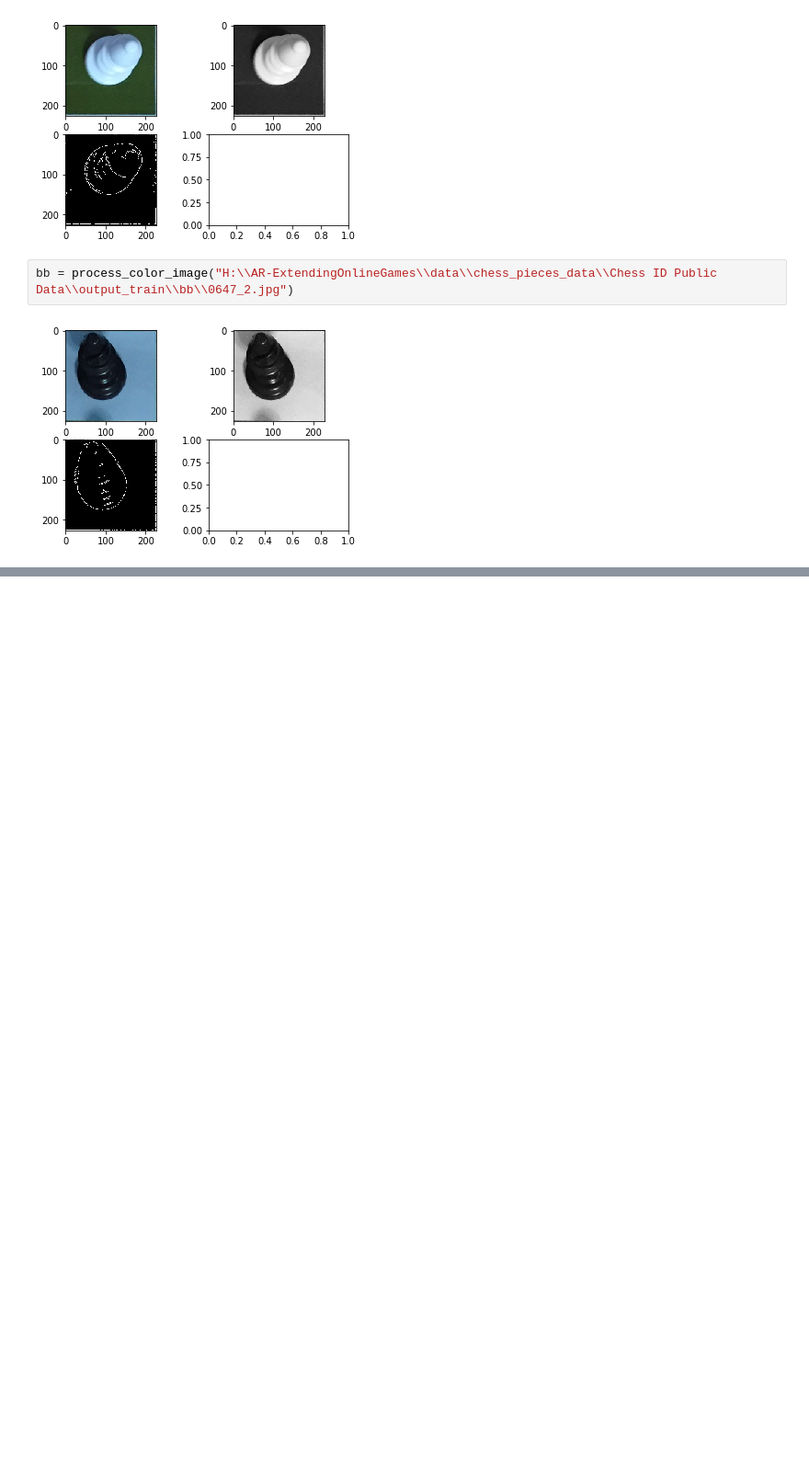
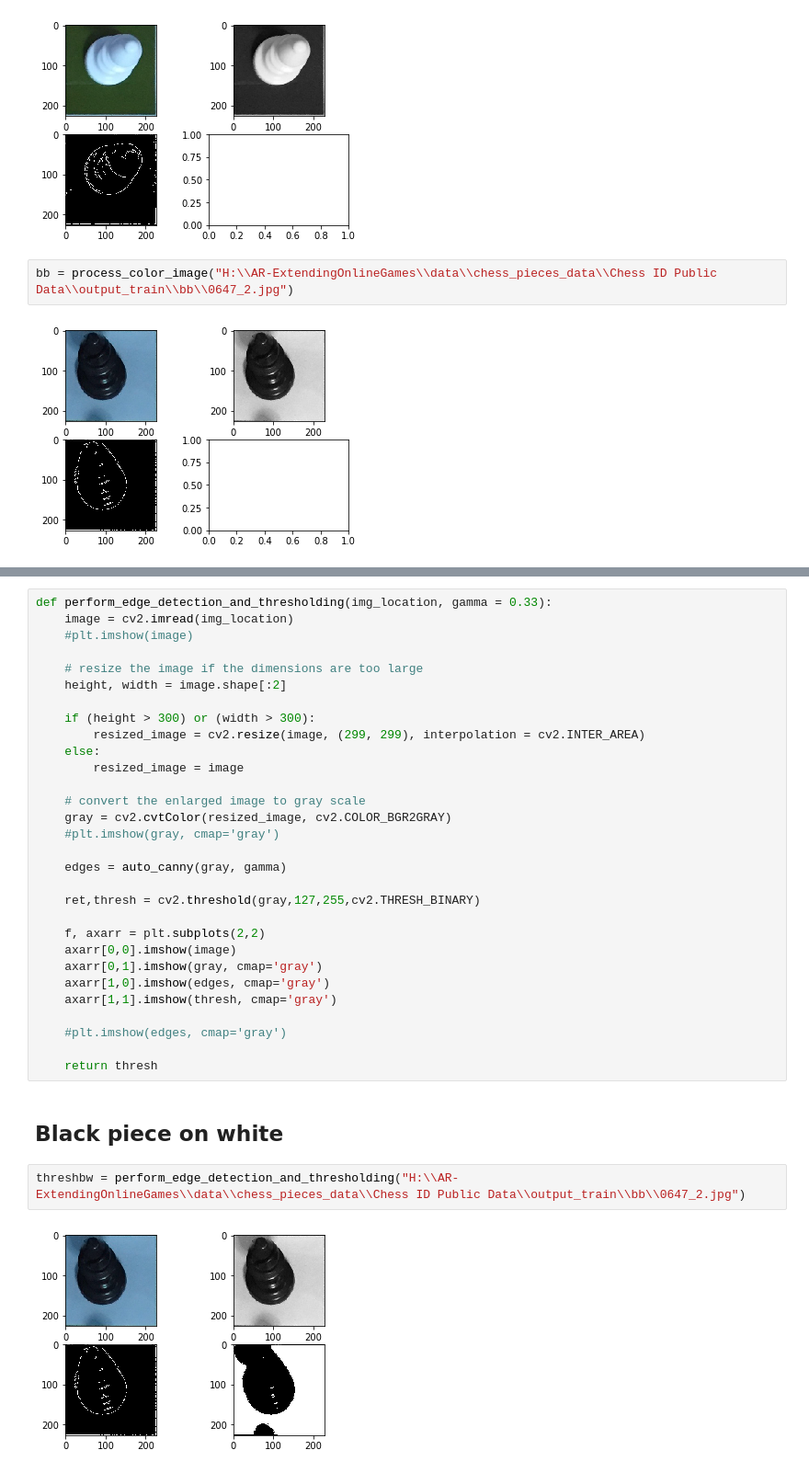
Before and after one commit to ace-racer/Extending-Board-Games-using-deep-learning, a Jupyter notebook: chess_piece_detection/Grayscale processing.ipynb, the cells around one changed output, grey strips where cells are left out. Shown at 92% size. Cells and saved outputs as stored; diff of their text form; blank space fills up the shorter version.

```diff
--- a/chess_piece_detection/Grayscale processing.ipynb
+++ b/chess_piece_detection/Grayscale processing.ipynb
@@ -94,0 +94,36 @@ array([[204, 203, 213, ..., 209, 210, 210],
+# %%
+def perform_edge_detection_and_thresholding(img_location, gamma = 0.33):
+    image = cv2.imread(img_location)
+    #plt.imshow(image)
+
+    # resize the image if the dimensions are too large
+    height, width = image.shape[:2]
+
+    if (height > 300) or (width > 300):
+        resized_image = cv2.resize(image, (299, 299), interpolation = cv2.INTER_AREA)
+    else:
+        resized_image = image
+
+    # convert the enlarged image to gray scale
+    gray = cv2.cvtColor(resized_image, cv2.COLOR_BGR2GRAY)
+    #plt.imshow(gray, cmap='gray')
+
+    edges = auto_canny(gray, gamma)
+
+    ret,thresh = cv2.threshold(gray,127,255,cv2.THRESH_BINARY)
+
+    f, axarr = plt.subplots(2,2)
+    axarr[0,0].imshow(image)
+    axarr[0,1].imshow(gray, cmap='gray')
+    axarr[1,0].imshow(edges, cmap='gray')
+    axarr[1,1].imshow(thresh, cmap='gray')
+
+    #plt.imshow(edges, cmap='gray')
+
+    return thresh
+# %% [markdown]
+## Black piece on white
+# %%
+threshbw = perform_edge_detection_and_thresholding("H:\\AR-ExtendingOnlineGames\\data\\chess_pieces_data\\Chess ID Public Data\\output_train\\bb\\0647_2.jpg")
+# %% [output]
+[figure, added]
```
Also changed, not shown: parts of 15 cells of this notebook.
